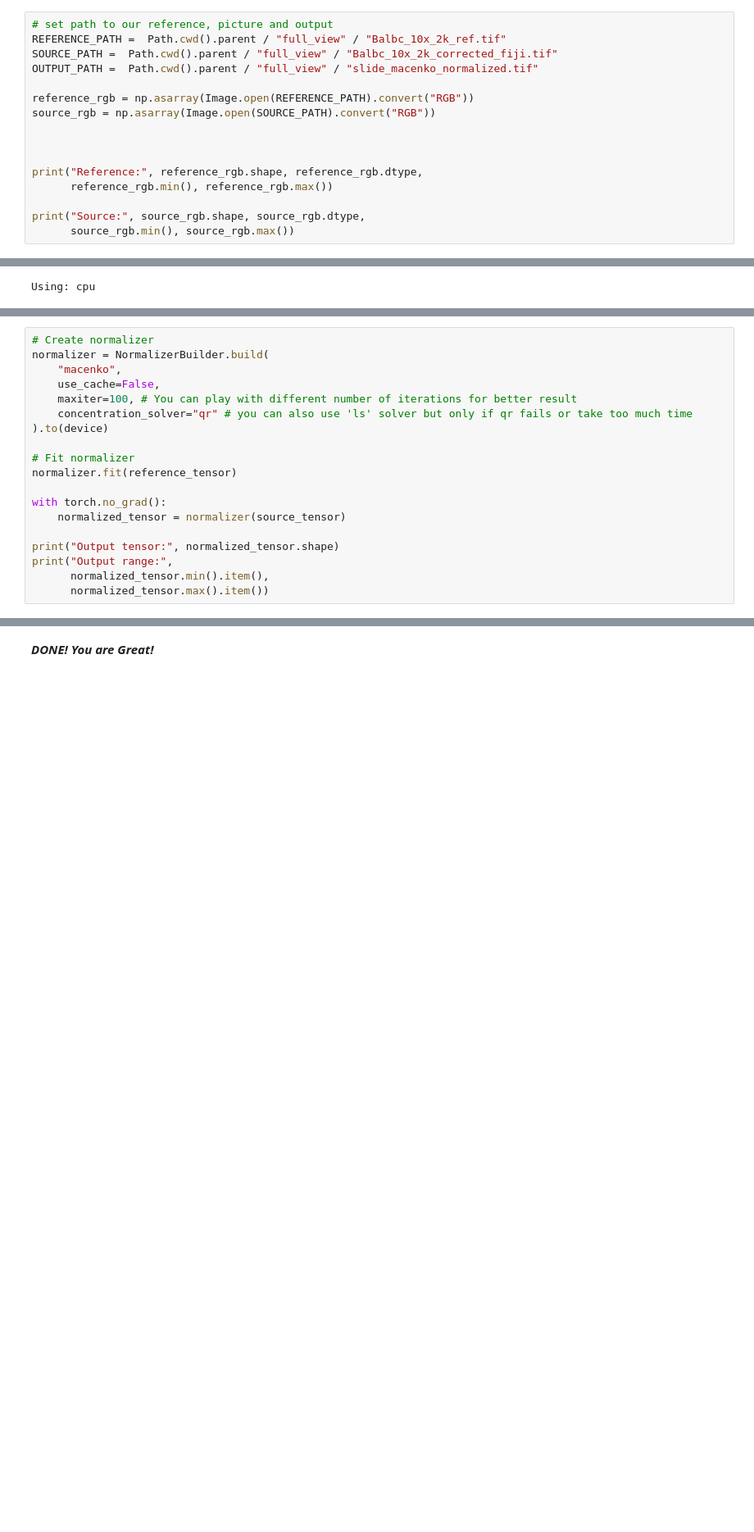
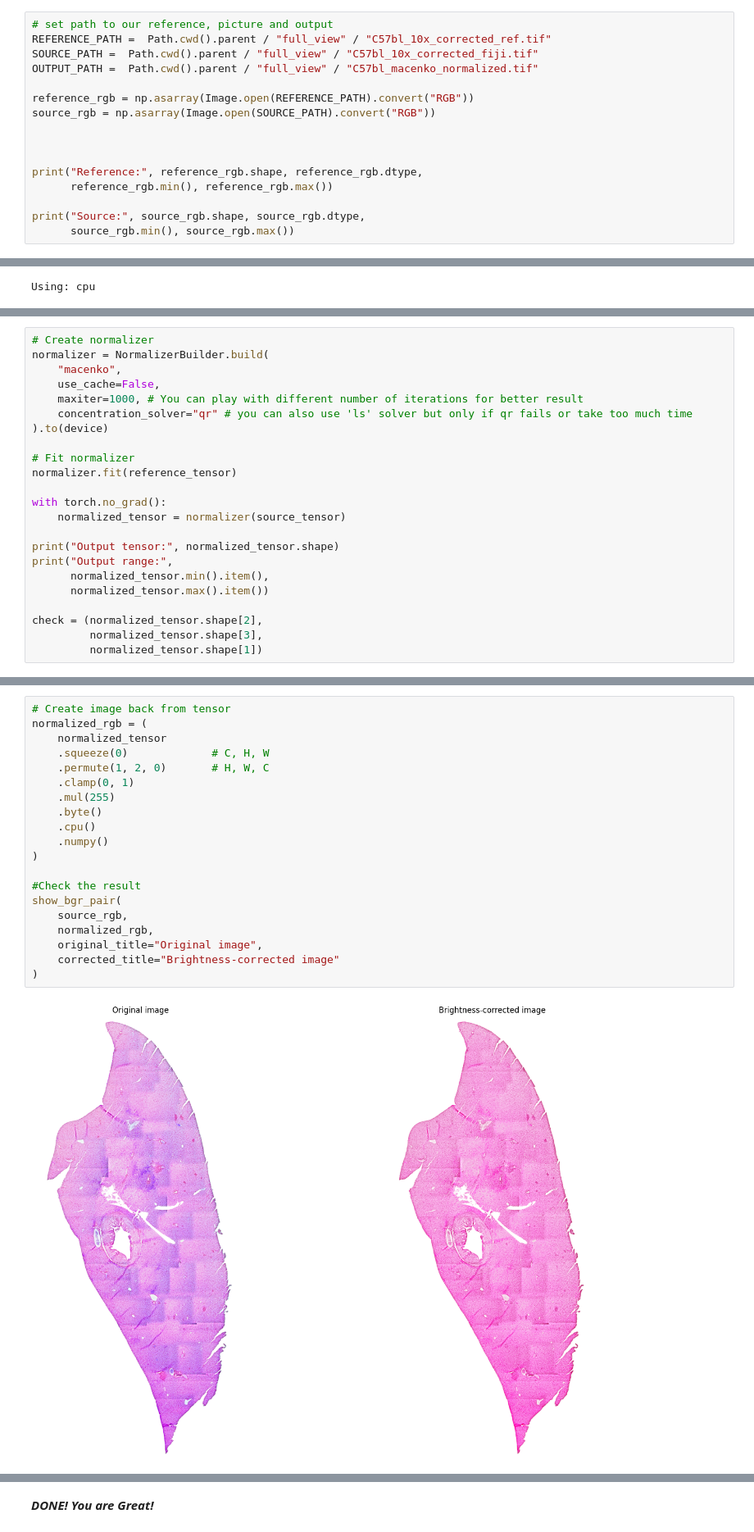
Before and after one commit to YarikKa2/Four_host_species_OF, a Jupyter notebook: Code/shade_correction.ipynb, the cells around one changed output, grey strips where cells are left out. Shown at 82% size. Cells and saved outputs as stored; diff of their text form; blank space fills up the shorter version.

```diff
--- a/Code/shade_correction.ipynb
+++ b/Code/shade_correction.ipynb
@@ -441,9 +265,9 @@ Of course there should be no brightness gradients or other artifacts. <br>
 For HNE staining, hematoxylin stained tissue, as well as eosin stained, should be visible in reference
 # %%
 # set path to our reference, picture and output
-REFERENCE_PATH =  Path.cwd().parent / "full_view" / "Balbc_10x_2k_ref.tif"
-SOURCE_PATH =  Path.cwd().parent / "full_view" / "Balbc_10x_2k_corrected_fiji.tif"
-OUTPUT_PATH =  Path.cwd().parent / "full_view" / "slide_macenko_normalized.tif"
+REFERENCE_PATH =  Path.cwd().parent / "full_view" / "C57bl_10x_corrected_ref.tif"
+SOURCE_PATH =  Path.cwd().parent / "full_view" / "C57bl_10x_corrected_fiji.tif"
+OUTPUT_PATH =  Path.cwd().parent / "full_view" / "C57bl_macenko_normalized.tif"
 
 reference_rgb = np.asarray(Image.open(REFERENCE_PATH).convert("RGB"))
 source_rgb = np.asarray(Image.open(SOURCE_PATH).convert("RGB"))
@@ -495,7 +319,7 @@ Source tensor: torch.Size([1, 3, 4306, 1772]) torch.float32 0.0 1.0
 normalizer = NormalizerBuilder.build(
     "macenko",
     use_cache=False,
-    maxiter=100, # You can play with different number of iterations for better result
+    maxiter=1000, # You can play with different number of iterations for better result
     concentration_solver="qr" # you can also use 'ls' solver but only if qr fails or take too much time
 ).to(device)
 
@@ -509,4 +333,8 @@ print("Output tensor:", normalized_tensor.shape)
 print("Output range:",
       normalized_tensor.min().item(),
       normalized_tensor.max().item())
+
+check = (normalized_tensor.shape[2],
+         normalized_tensor.shape[3],
+         normalized_tensor.shape[1])
 # %% [output]
@@ -515 +343,23 @@ Output range: 4.292907760827802e-06 1.0
+# %%
+# Create image back from tensor
+normalized_rgb = (
+    normalized_tensor
+    .squeeze(0)             # C, H, W
+    .permute(1, 2, 0)       # H, W, C
+    .clamp(0, 1)
+    .mul(255)
+    .byte()
+    .cpu()
+    .numpy()
+)
+
+#Check the result
+show_bgr_pair(
+    source_rgb,
+    normalized_rgb,
+    original_title="Original image",
+    corrected_title="Brightness-corrected image"
+)
+# %% [output]
+[figure, added]
 # %%
```
Also changed, not shown: parts of 20 cells of this notebook, 1 other file.
